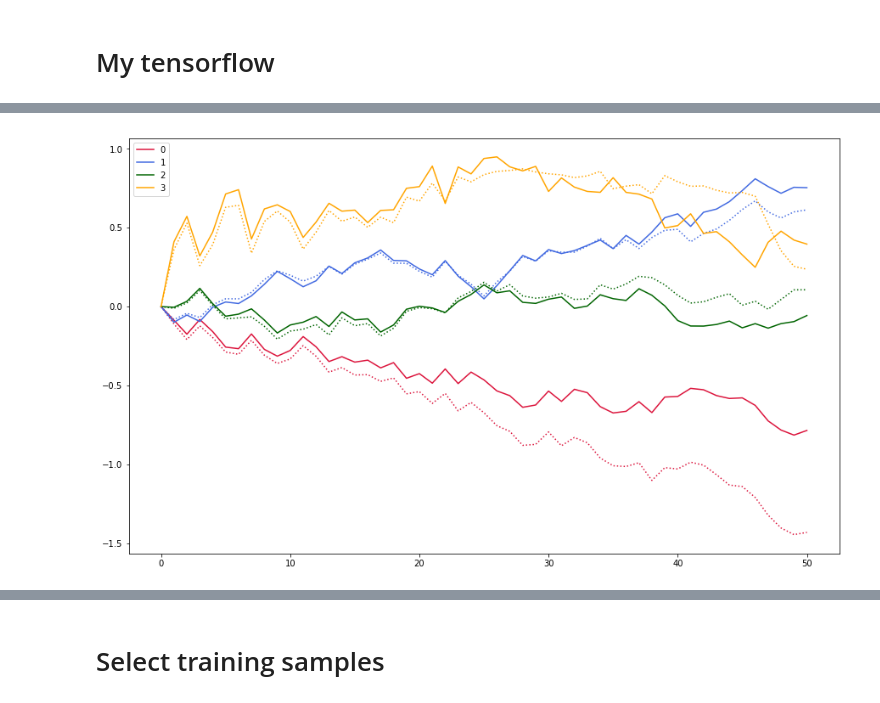
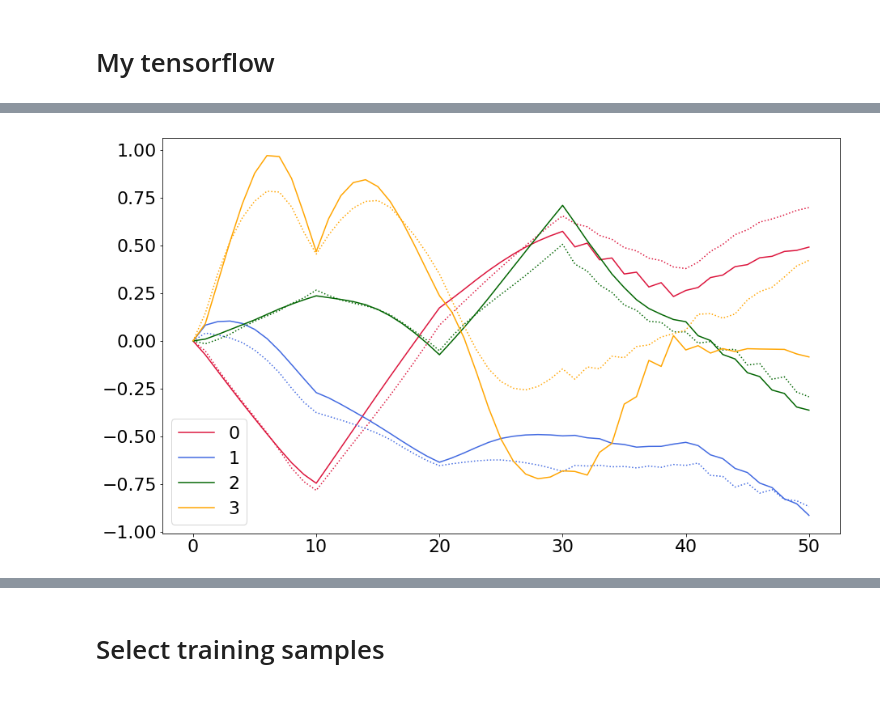
Before and after one commit to TimotheeAnne/stage-m2, a Jupyter notebook: scrip-test/plotter.ipynb, the cells around one changed output, grey strips where cells are left out. Drawn from its saved outputs; the diff is of its cells as text; code cells hidden in the pictures.

Commit message:
evaluation and plot of model

```diff
--- a/scrip-test/plotter.ipynb
+++ b/scrip-test/plotter.ipynb
@@ -68,3 +69,20 @@ def plot_performance(means,stds,X=None,names=None,title="",ylabel="performance",
     plt.show()
 # %% [markdown]
 # My tensorflow
+# %%
+def plot_pred(subdir,data, j, Tmax, Pmax):
+    fig, ax = plt.subplots(figsize=FIGSIZE)
+    data = ['eval_training_data.pk','eval_evaluation_data.pk'][data]
+    with open(subdir+data,'br')as f:
+        (pred_traj,pred_trans,true_traj) = pickle.load(f)
+    if Pmax<5:
+        colors = ['crimson','royalblue','darkgreen','orange','cyan']
+    else:
+        colors = np.random.random((Pmax,3))
+
+    for p in range(Pmax):
+        plt.plot(true_traj[j,:Tmax+1,p]-true_traj[j,0,p], c=colors[p], label=str(p))
+        for b in range(len(pred_traj)):
+            plt.plot(pred_traj[b,:Tmax+1,j,p]-pred_traj[b,0,j,p], ls=":", c=colors[p])
+        #plt.plot(true_traj[j,:Tmax+1,p]-pred_traj[j,:Tmax+1,p], c=colors[p], label=str(p))
+    plt.legend()
@@ -146,17 +262,2 @@ def plot_traj(subdir,j,Tmax,pred_type, eval_type):
 
     plt.legend()
-# %%
-def plot_pred(subdir,data, j, Tmax, Pmax):
-    fig, ax = plt.subplots(figsize=FIGSIZE)
-    data = ['trainingfinal.pk','evalfinal.pk'][data]
-    f = open(subdir+data,'br')
-    (pred_traj,pred_trans,true_traj,_,_) = pickle.load(f)
-    if Pmax<5:
-        colors = ['crimson','royalblue','darkgreen','orange','cyan']
-    else:
-        colors = np.random.random((Pmax,3))
-    for p in range(Pmax):
-        plt.plot(true_traj[j,:Tmax+1,p]-true_traj[j,0,p], c=colors[p], label=str(p))
-        plt.plot(pred_traj[j,:Tmax+1,p]-pred_traj[j,0,p], ls=":", c=colors[p])
-        #plt.plot(true_traj[j,:Tmax+1,p]-pred_traj[j,:Tmax+1,p], c=colors[p], label=str(p))
-    plt.legend()
@@ -194,0 +264,11 @@ names = ["norm","unnorm"]
+# %%
+train_400_E50 = "/home/tim/Documents/stage-m2/tf_test/log/2019-05-06 15:12:33.403191/"
+train_400_E20 = "/home/tim/Documents/stage-m2/tf_test/log/2019-05-06 15:09:46.871224/"
+
+train_4000_E50 = "/home/tim/Documents/stage-m2/tf_test/log/2019-05-06 15:14:40.929872/"
+train_4000_E20 = "/home/tim/Documents/stage-m2/tf_test/log/2019-05-06 15:03:15.260011/"
+
+train_40000_E20 = "/home/tim/Documents/stage-m2/tf_test/log/2019-05-06 15:47:33.065533/"
+
+subdirs = [[train_400_E20],[train_40000_E20]]
+names = ["400",'4000']
@@ -195,5 +291,5 @@ names = ["norm","unnorm"]
 # %%
-plot_pred(subdirs[0][0],data=1, j=1, Tmax=51, Pmax=4)
+plot_pred(subdirs[0][0],data=0, j=0, Tmax=51, Pmax=4)
 # %% [output]
-[figure, old version]
+[figure, new version]
 # %%
```
Also changed, not shown: parts of 16 cells of this notebook, 4 other files.
